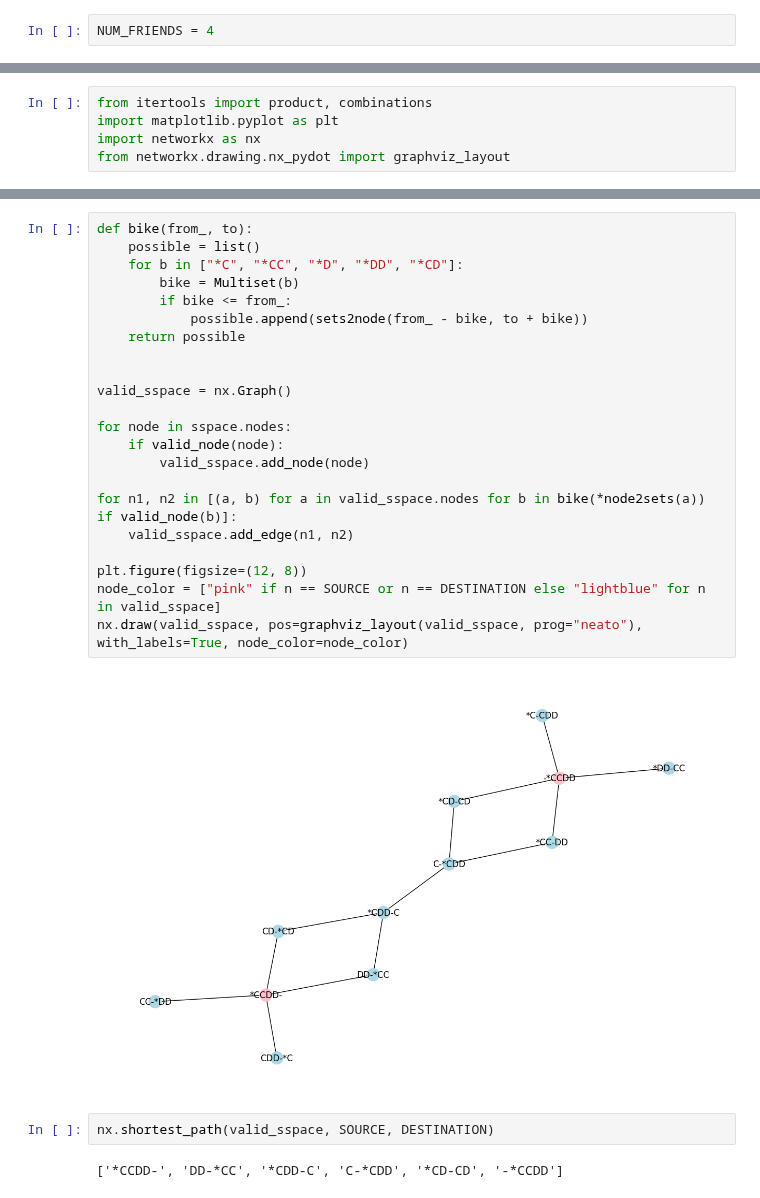
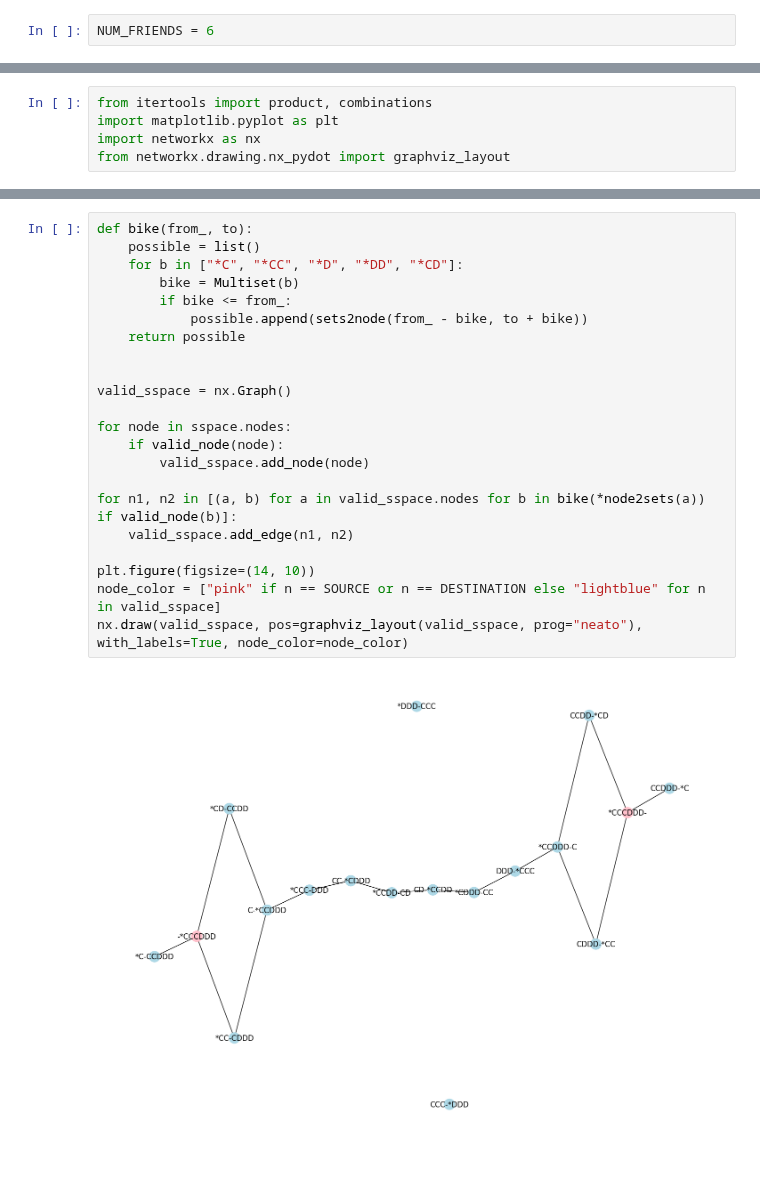
Before and after one commit to squillero/computational-intelligence, a Jupyter notebook: 2022-23/4-friends.ipynb, the cells around one changed output, grey strips where cells are left out. Cells and saved outputs as stored; diff of their text form; blank space fills up the shorter version.

```diff
--- a/2022-23/4-friends.ipynb
+++ b/2022-23/4-friends.ipynb
@@ -3,7 +3,7 @@ Copyright **`(c)`** 2022 Giovanni Squillero `<squillero@polito.it>`
 [`https://github.com/squillero/computational-intelligence`](https://github.com/squillero/computational-intelligence)
 Free for personal or classroom use; see [`LICENSE.md`](https://github.com/squillero/computational-intelligence/blob/master/LICENSE.md) for details.
 # %%
-NUM_FRIENDS = 4
+NUM_FRIENDS = 6
 # %%
 from gx_utils import *
 # %%
@@ -58,28 +58,24 @@ nx.draw(
 # %%
 def bike(from_, to):
     possible = list()
     for b in ["*C", "*CC", "*D", "*DD", "*CD"]:
         bike = Multiset(b)
         if bike <= from_:
             possible.append(sets2node(from_ - bike, to + bike))
     return possible
 
 
 valid_sspace = nx.Graph()
 
 for node in sspace.nodes:
     if valid_node(node):
         valid_sspace.add_node(node)
 
 for n1, n2 in [(a, b) for a in valid_sspace.nodes for b in bike(*node2sets(a)) if valid_node(b)]:
     valid_sspace.add_edge(n1, n2)
 
-plt.figure(figsize=(12, 8))
+plt.figure(figsize=(14, 10))
 node_color = ["pink" if n == SOURCE or n == DESTINATION else "lightblue" for n in valid_sspace]
 nx.draw(valid_sspace, pos=graphviz_layout(valid_sspace, prog="neato"), with_labels=True, node_color=node_color)
 # %% [output]
-[figure, old version]
+[figure, new version]
-# %%
-nx.shortest_path(valid_sspace, SOURCE, DESTINATION)
-# %% [output]
-['*CCDD-', 'DD-*CC', '*CDD-C', 'C-*CDD', '*CD-CD', '-*CCDD']
```
Also changed, not shown: parts of 2 cells of this notebook, 4 other files.
